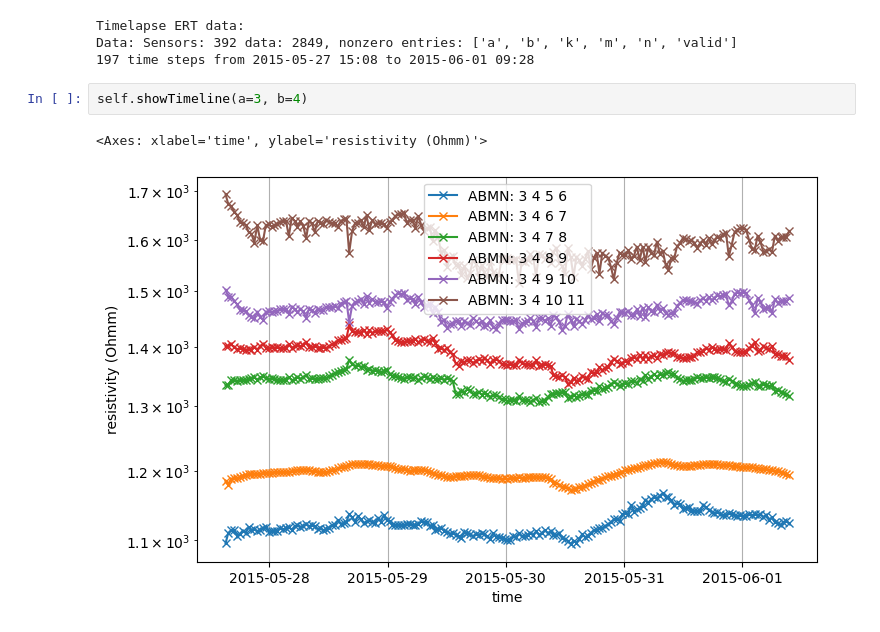
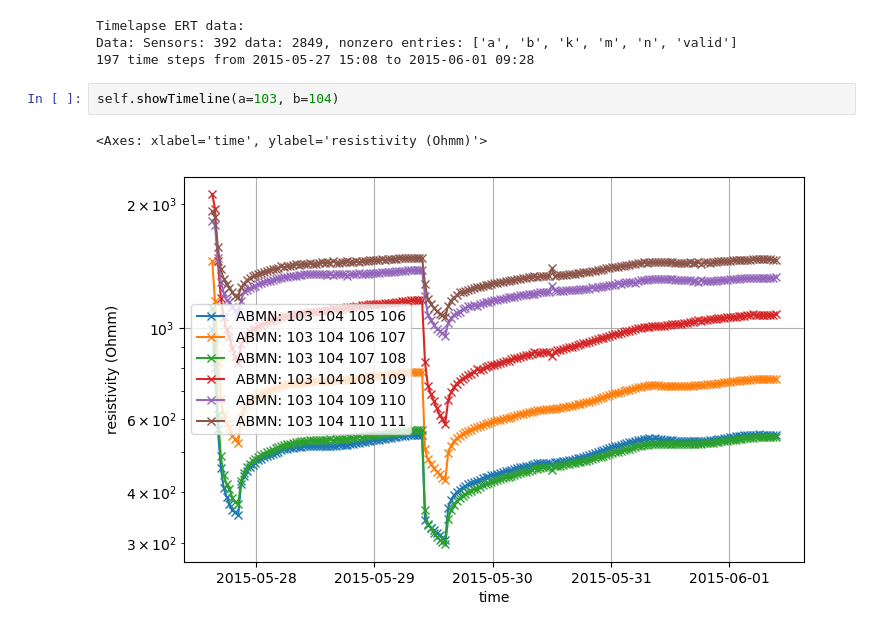
Before and after one commit to gimli-org/timelapseERT, a Jupyter notebook: data/Infiltration/shdata.ipynb, the cells around one changed output. Saved outputs shown, nothing was run; the diff lists cells and outputs as text.

```diff
--- a/data/Infiltration/shdata.ipynb
+++ b/data/Infiltration/shdata.ipynb
@@ -8,7 +8,7 @@ Timelapse ERT data:
 Data: Sensors: 392 data: 2849, nonzero entries: ['a', 'b', 'k', 'm', 'n', 'valid']
 197 time steps from 2015-05-27 15:08 to 2015-06-01 09:28
 # %%
-self.showTimeline(a=3, b=4)
+self.showTimeline(a=103, b=104)
 # %% [output]
 <Axes: xlabel='time', ylabel='resistivity (Ohmm)'>
-[figure, old version]
+[figure, new version]
```
Also changed, not shown: 4 other files.
